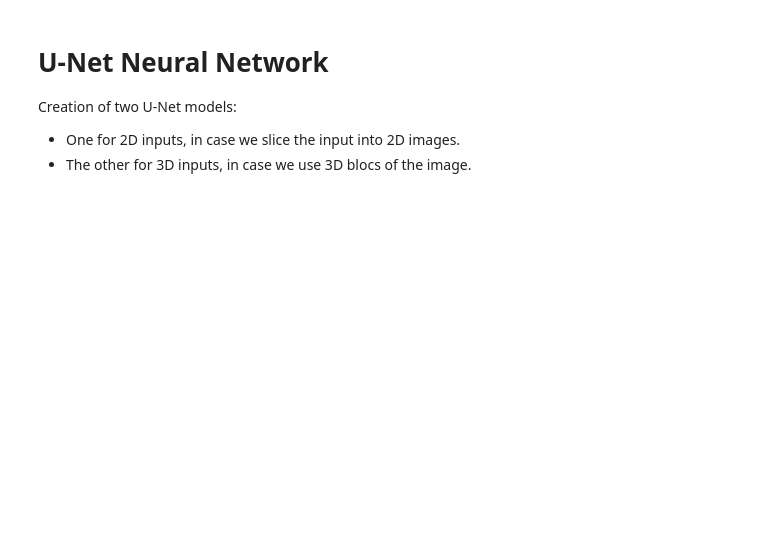
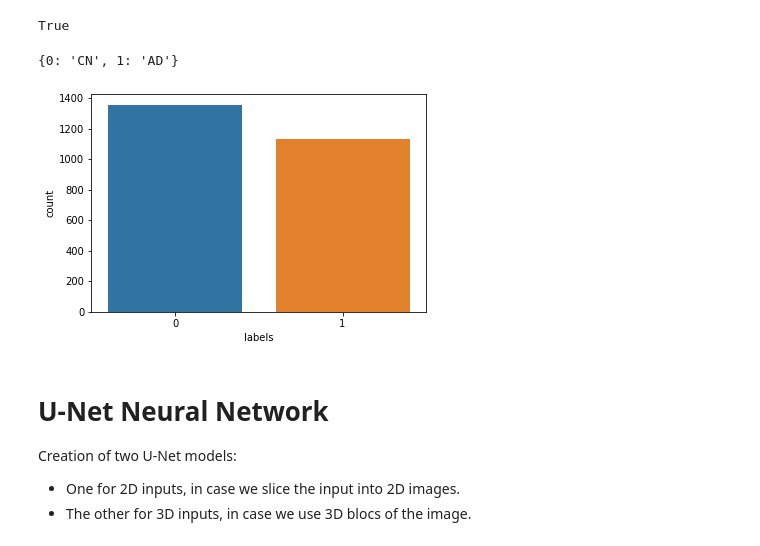
Before and after one commit to hamzaben99/AlzheimerDetection, a Jupyter notebook: alzheimerDetection.ipynb, the cells around one changed output. Cells and saved outputs as stored; diff of their text form; code cells hidden in the pictures; blank space fills up the shorter version.

Commit message:
First working model for 2D cuts + some visualizations

```diff
--- a/alzheimerDetection.ipynb
+++ b/alzheimerDetection.ipynb
@@ -113,12 +115,12 @@ def load_X_data(path):
             n_mmni_filename = os.path.join(path, filename)
             img_n_mmni = nib.load(n_mmni_filename)
             # Customize your choice: taking a 2D cuts or 3D patches
-            cropped_img = cut_2D_i(img_n_mmni, "z", 90)
+            cropped_img = cut_2D_i(img_n_mmni, "y", 106)
             cropped_n_mmni_matrix = cropped_img.get_fdata()
             list_x.append((filename, cropped_n_mmni_matrix))
         return list_x
 
-X_data = load_X_data(path)
+# X_data = load_X_data(path)
 # %%
 import os
 import re
@@ -168,20 +153,57 @@ See the caveats in the documentation: https://pandas.pydata.org/pandas-docs/stab
 # %%
+from keras.utils.np_utils import to_categorical
 usecols = ['Subject ID', 'Rooster ID', 'Group']
-def prepare_X_of_Y(Y_data):
-    X_data = [] #np.zeros((len(Y_data), IM_HEIGHT, IM_WIDTH, 1), dtype=np.float32)
+# ['CN', 'AD']
+def prepare_X_of_Y(Y):
+    X_data = []
+    Y_data = []
+    X_test_index = []
+    Y_test = []
     path = str(Path().resolve())
     path += "\\ADNI_PROCESSED"
-    for index, row in Y_data.iterrows():
+    n_test_AD = 0
+    n_test_CN = 0
+    for index, row in Y.iterrows():
         file = path + '\\n_mmni_fADNI_' + index + '_1.5T_t1w.nii.gz'
         if os.path.isfile(file):
             img_n_mmni = nib.load(file)
-            crop_img = cut_2D_i(img_n_mmni, "z", 90)
-            X_data.append(crop_img.get_fdata())
+            # Taking 4 images for test purpose
+            if (Y['Group'][index] == 'AD' and n_test_AD < 2) or (Y['Group'][index] == 'CN' and n_test_CN < 2):
+                n_test_AD += 1 if Y['Group'][index] == 'AD' else n_test_AD
+                n_test_CN += 1 if Y['Group'][index] == 'CN' else n_test_CN
+                X_test_index.append(index)
+            else:
+                for i in range(101, 107):
+                    crop_img = cut_2D_i(img_n_mmni, "y", i)
+                    img_data = crop_img.get_fdata()
+                    img_data = np.transpose(img_data, (0, 2, 1))/255.0
+                    X_data.append(img_data)
+                    if Y['Group'][index] == 'AD':
+                        Y_data.append(1)
+                    elif Y['Group'][index] == 'CN':
+                        Y_data.append(0)
         else:
-            Y_data.drop(index, inplace=True)
-    return np.array(X_data), Y_data
+            Y.drop(index, inplace=True)
+    return np.array(X_data), Y_data, X_test_index
 
-X_data, Y_data = prepare_X_of_Y(y_data)
+X_data, Y_data_list, X_test_index = prepare_X_of_Y(y_data)
+Y_data = to_categorical(Y_data_list, num_classes=2)
+len(X_data) == len(Y_data)
+# %% [output]
+True
+# %%
+map_characters = {0: 'CN', 1: 'AD'}
+dict_characters=map_characters
+import seaborn as sns
+df = pd.DataFrame()
+df["labels"] = Y_data_list
+lab = df['labels']
+dist = lab.value_counts()
+sns.countplot(lab)
+print(dict_characters)
+# %% [output]
+{0: 'CN', 1: 'AD'}
+[figure, added]
 # %% [markdown]
 # U-Net Neural Network
 
```
Also changed, not shown: parts of 10 cells of this notebook.
